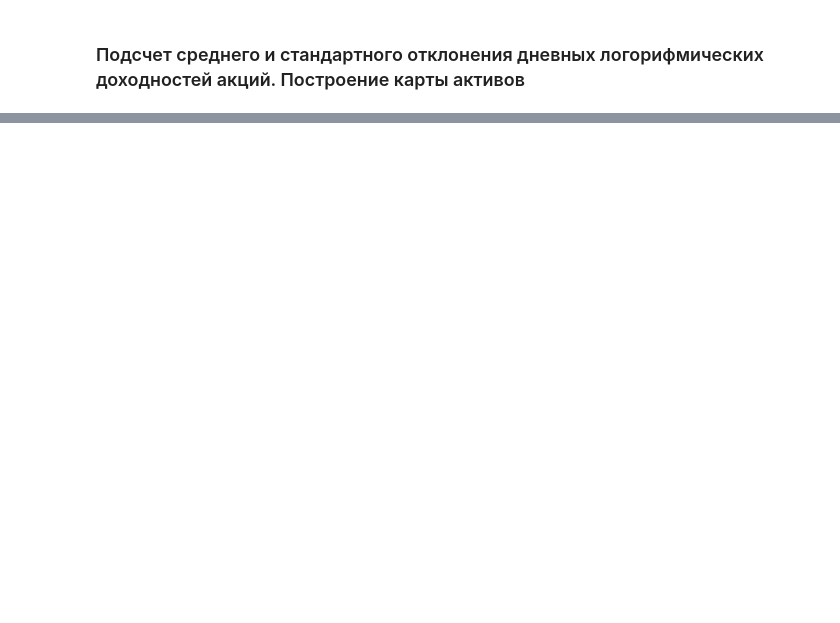
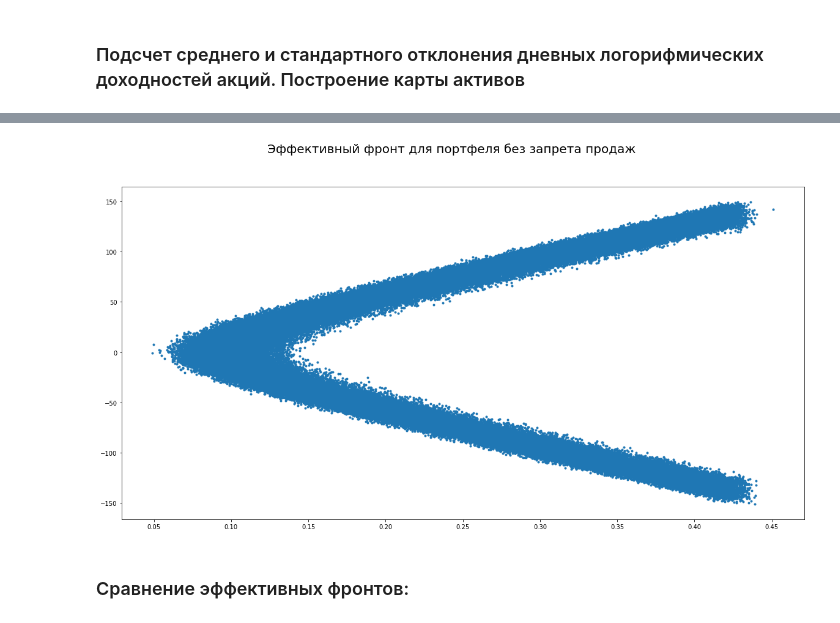
Before and after one commit to aleks73337/Stocks-lab-1, a Jupyter notebook: DZ_1_Stocks.ipynb, the cells around one changed output, grey strips where cells are left out. Saved outputs shown, nothing was run; the diff lists cells and outputs as text; code cells hidden in the pictures; blank space fills up the shorter version.

```diff
--- a/DZ_1_Stocks.ipynb
+++ b/DZ_1_Stocks.ipynb
@@ -74,0 +86,2 @@ plt.plot(stocks_means, stocks_std, 'o')
+# %%
+chosen_indexes = np.random.choice(log_profits.columns, 50)
@@ -74,0 +96,5 @@ plt.plot(stocks_means, stocks_std, 'o')
+# %%
+chosen_log_profits = log_profits[chosen_indexes]
+# %%
+annual_profits = chosen_log_profits.sum(axis=0)
+cov_matrix = chosen_log_profits.cov()
@@ -74,0 +103,7 @@ plt.plot(stocks_means, stocks_std, 'o')
+# %%
+def short_allow_weights(arr, size):
+    n_samples = len(arr)
+    sample = np.random.uniform(0, 1, n_samples)
+    sample *= 2
+    sample -= 1
+    return [sample]
@@ -74,0 +164,23 @@ plt.plot(stocks_means, stocks_std, 'o')
+# %%
+ret_arr, vol_arr, all_weights = get_portfel(chosen_log_profits,cov_matrix, annual_profits, short_allow_weights)
+vol_arr = np.clip(vol_arr, -1, 200)
+ret_arr = np.clip(ret_arr, -200, 200)
+fig = plt.figure(figsize=(20,10))
+fig.suptitle('Эффективный фронт для портфеля без запрета продаж', fontsize=20)
+plt.plot(vol_arr, ret_arr, '.')
+# plt.xlabel('Доходность портфеля')
+# plt.ylabel('Риск')
+plt.show()
+fig.savefig('eff_front_all.png')
+
+# best_portfel = np.argmin(vol_arr)
+# fig = plt.figure(figsize=(20,10))
+# pd.Series(all_weights[best_portfel], index=chosen_indexes).plot.pie()
+# # fig = pie.get_figure()
+# fig.suptitle('Лучший набор весов для портфеля без запрета продаж', fontsize=20)
+# plt.show()
+# fig.savefig('pie_all.png')
+# %% [output]
+[figure, added]
+# %% [markdown]
+<h3> Сравнение эффективныx фронтов: </h3>
```
Also changed, not shown: parts of 19 cells of this notebook.
